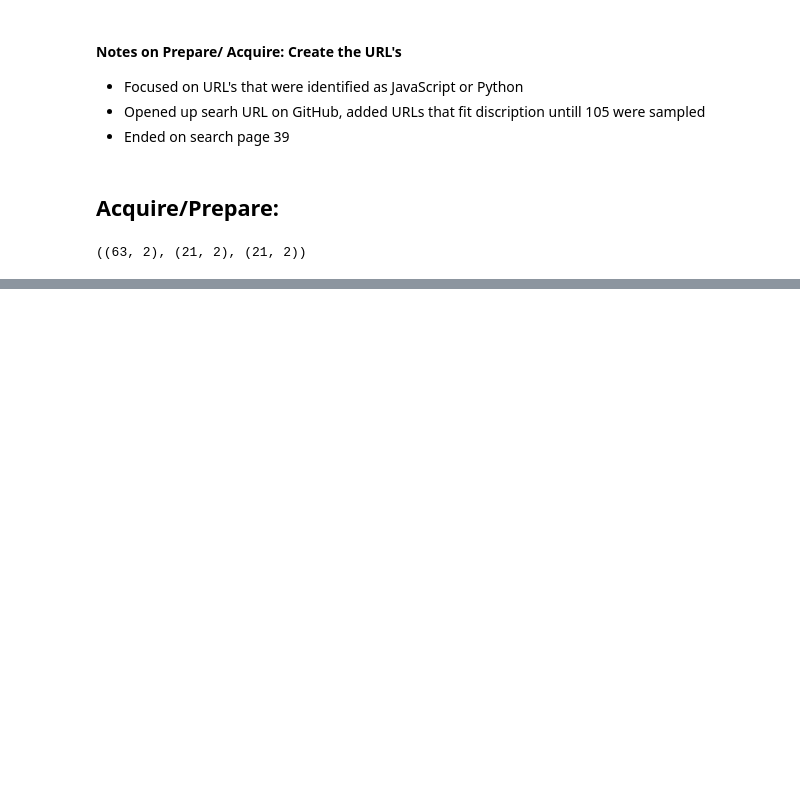
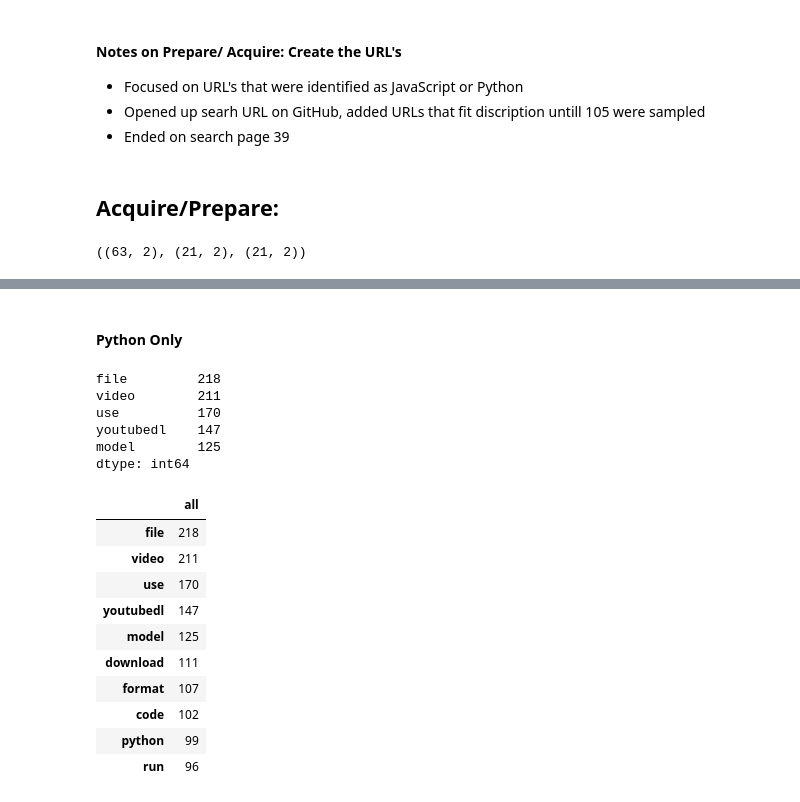
Before and after one commit to AC-Readme/nlp_project, a Jupyter notebook: corey_scratch.ipynb, the cells around one changed output, grey strips where cells are left out. Drawn from its saved outputs; the diff is of its cells as text; code cells hidden in the pictures; blank space fills up the shorter version.

```diff
--- a/corey_scratch.ipynb
+++ b/corey_scratch.ipynb
@@ -74,0 +141,40 @@ df.head()
+# %% [markdown]
+#### Python Only
+# %%
+# Break it down by language (Python)
+mask = train.language == 'python'
+python_df = train[mask]
+python_df.head()
+# Create a corpus of all text
+all_words = ' '.join(python_df.text_filtered)
+all_words = re.sub(r'\s.\s', '', all_words)
+# Expplore corpus
+all_freq = pd.Series(all_words.split()).value_counts()
+all_freq.head()
+# %% [output]
+file         218
+video        211
+use          170
+youtubedl    147
+model        125
+dtype: int64
+# %%
+# Word counts
+word_counts = (pd.concat([all_freq], axis=1, sort=True)
+               .set_axis(['all'], axis=1, inplace=False)
+               .fillna(0)
+               .apply(lambda s: s.astype(int))
+              )
+word_counts.sort_values(by='all', ascending=False).head(10)
+# %% [output]
+|  | all |
+| file | 218 |
+| video | 211 |
+| use | 170 |
+| youtubedl | 147 |
+| model | 125 |
+| download | 111 |
+| format | 107 |
+| code | 102 |
+| python | 99 |
+| run | 96 |
```
Also changed, not shown: parts of 15 cells of this notebook.
